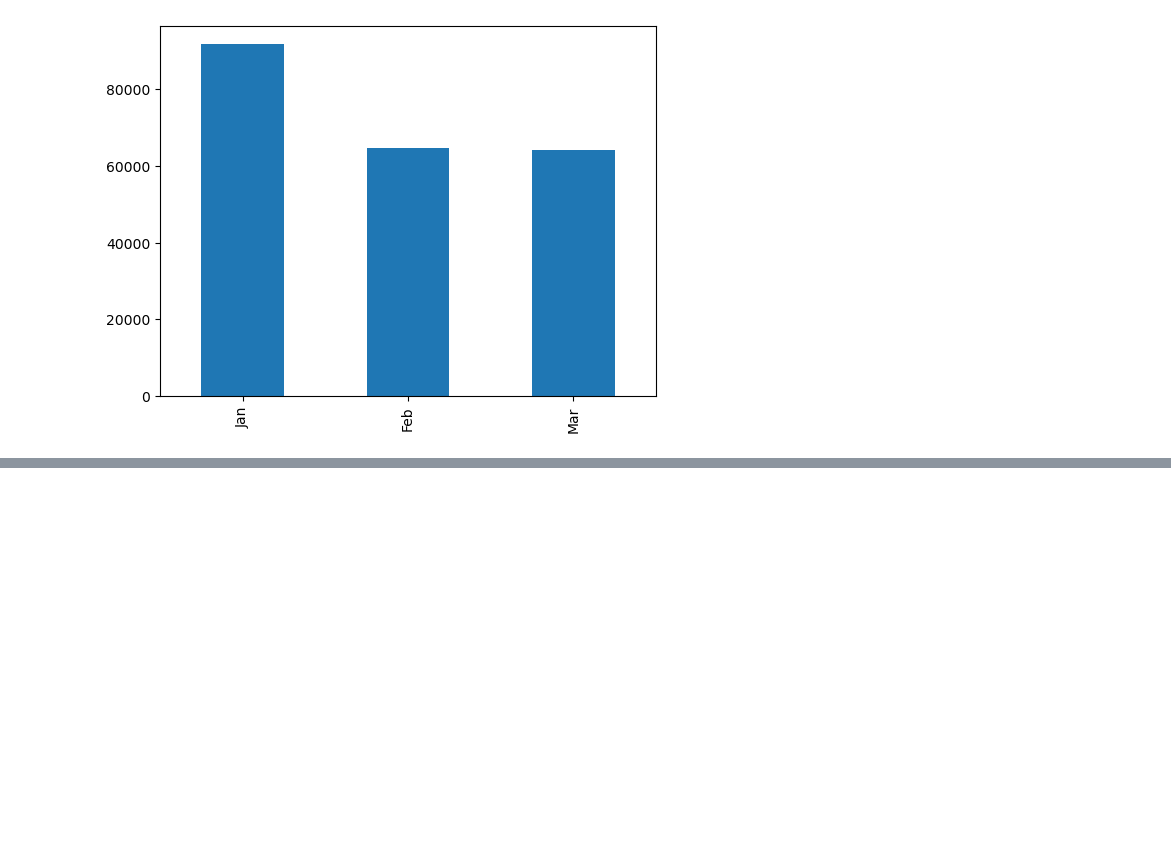
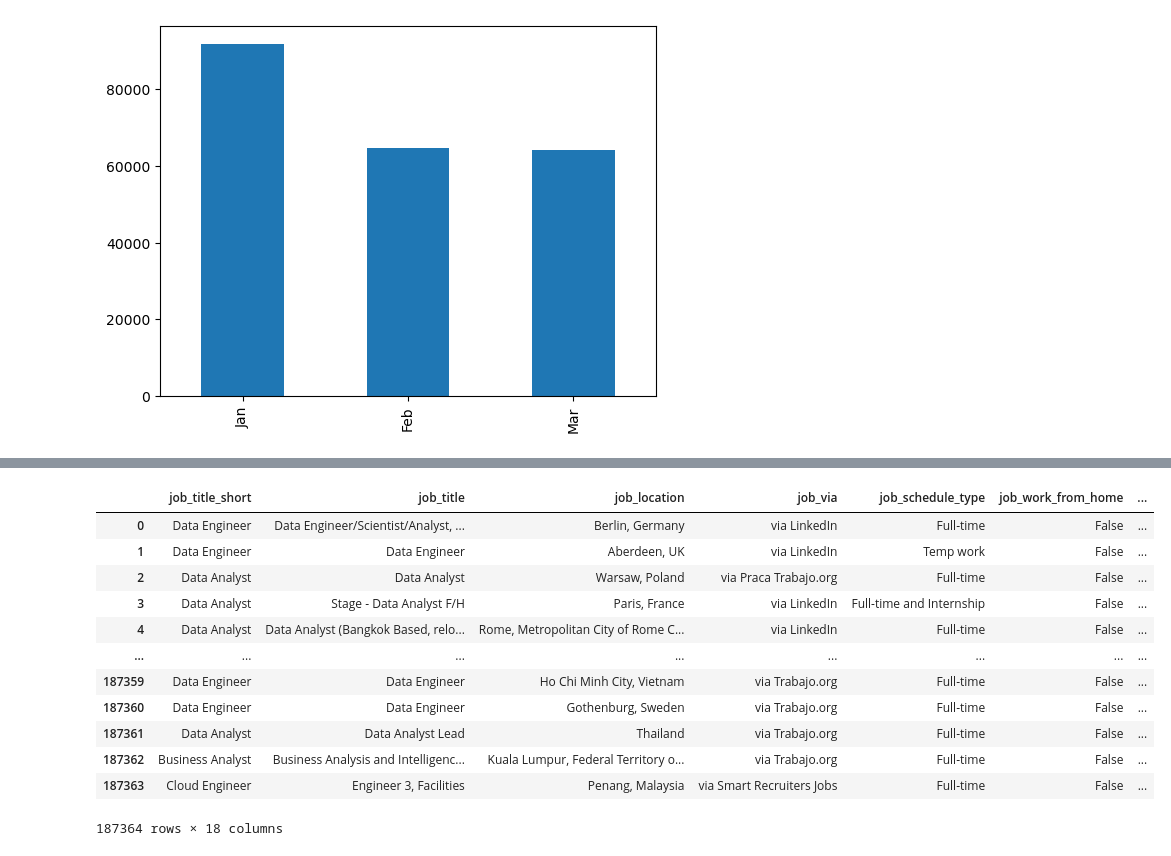
Before and after one commit to Dannie-h/Python-for-Data-Analysis, a Jupyter notebook: 23_Advanced/8_Pandas_Concat_DataFrames.ipynb, the cells around one changed output, grey strips where cells are left out. Cells and saved outputs as stored; diff of their text form; code cells hidden in the pictures; blank space fills up the shorter version.

```diff
--- a/23_Advanced/8_Pandas_Concat_DataFrames.ipynb
+++ b/23_Advanced/8_Pandas_Concat_DataFrames.ipynb
@@ -219,0 +269,16 @@ df_q1['job_posted_month'].value_counts().plot(kind='bar')
+# %%
+combined_sf_q4
+# %% [output]
+|  | job_title_short | job_title | job_location | job_via | job_schedule_type | job_work_from_home | ... |
+| 0 | Data Engineer | Data Engineer/Scientist/Analyst, ... | Berlin, Germany | via LinkedIn | Full-time | False | ... |
+| 1 | Data Engineer | Data Engineer | Aberdeen, UK | via LinkedIn | Temp work | False | ... |
+| 2 | Data Analyst | Data Analyst | Warsaw, Poland | via Praca Trabajo.org | Full-time | False | ... |
+| 3 | Data Analyst | Stage - Data Analyst F/H | Paris, France | via LinkedIn | Full-time and Internship | False | ... |
+| 4 | Data Analyst | Data Analyst (Bangkok Based, relo... | Rome, Metropolitan City of Rome C... | via LinkedIn | Full-time | False | ... |
+| ... | ... | ... | ... | ... | ... | ... | ... |
+| 187359 | Data Engineer | Data Engineer | Ho Chi Minh City, Vietnam | via Trabajo.org | Full-time | False | ... |
+| 187360 | Data Engineer | Data Engineer | Gothenburg, Sweden | via Trabajo.org | Full-time | False | ... |
+| 187361 | Data Analyst | Data Analyst Lead | Thailand | via Trabajo.org | Full-time | False | ... |
+| 187362 | Business Analyst | Business Analysis and Intelligenc... | Kuala Lumpur, Federal Territory o... | via Trabajo.org | Full-time | False | ... |
+| 187363 | Cloud Engineer | Engineer 3, Facilities | Penang, Malaysia | via Smart Recruiters Jobs | Full-time | False | ... |
+187364 rows × 18 columns
```
Also changed, not shown: parts of 12 cells of this notebook.
